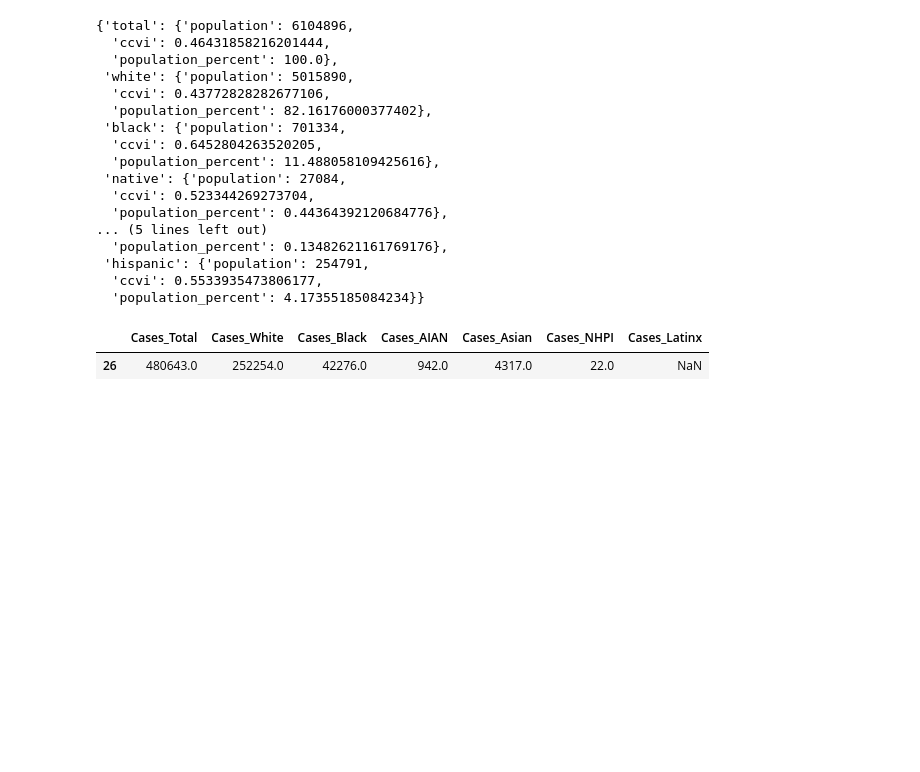
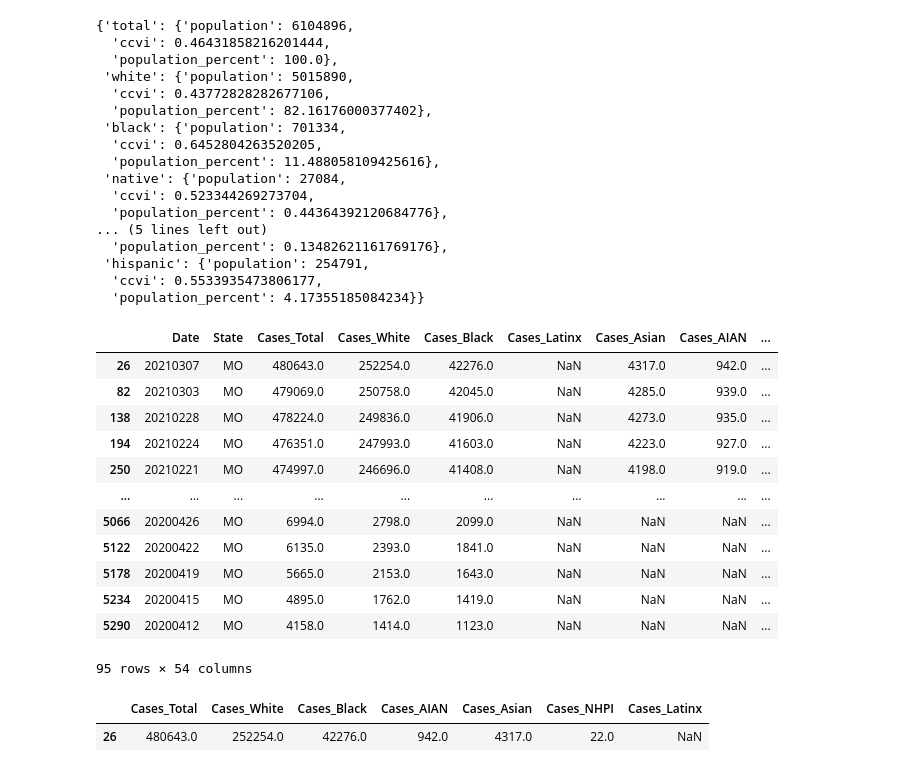
Before and after one commit to IIVIIIII/2020_Weathering, a Jupyter notebook: notebook/data_processing.ipynb, the cells around one changed output. Cells and saved outputs as stored; diff of their text form; code cells hidden in the pictures; blank space fills up the shorter version.

Commit message:
variable to hold reformatted state name

```diff
--- a/notebook/data_processing.ipynb
+++ b/notebook/data_processing.ipynb
@@ -84,7 +84,10 @@ states = {
 # select state
 state = 'Missouri'
 
-state_num = states[state.replace(" ", "").lower()]['num']
+# convert state to proper format
+state = state.replace(" ", "").lower()
+
+state_num = states[state]['num']
 
 # all statistical categories to to be queried
 pops = 'B01003_001E,B02001_002E,B02001_003E,B02001_004E,B02001_005E,B02001_006E,B03001_003E'
@@ -202,15 +205,31 @@ demogs
 # %%
 # get covid data for each race by state
 covid = pd.read_csv('../resources/CRDT_Data.csv')
 
 # filter to only include data for selected state
-covid = covid.loc[covid['State'] == states[state.replace(" ", "").lower()]['abbr'],:]
+covid = covid.loc[covid['State'] == states[state]['abbr'],:]
 
-# create dataframe with only relevant columns for covid cases
-cases = covid[['Cases_Total','Cases_White','Cases_Black','Cases_AIAN','Cases_Asian','Cases_NHPI','Cases_Latinx']]
+covid
 
-# create dataframe with only relevant columns for covid deaths
-deaths = covid[['Deaths_Total','Deaths_White','Deaths_Black','Deaths_AIAN','Deaths_Asian','Deaths_NHPI','Deaths_Latinx']]
+# # create dataframe with only relevant columns for covid cases
+# cases = covid[['Cases_Total','Cases_White','Cases_Black','Cases_AIAN','Cases_Asian','Cases_NHPI','Cases_Latinx']]
+
+# # create dataframe with only relevant columns for covid deaths
+# deaths = covid[['Deaths_Total','Deaths_White','Deaths_Black','Deaths_AIAN','Deaths_Asian','Deaths_NHPI','Deaths_Latinx']]
+# %% [output]
+|  | Date | State | Cases_Total | Cases_White | Cases_Black | Cases_Latinx | Cases_Asian | Cases_AIAN | ... |
+| 26 | 20210307 | MO | 480643.0 | 252254.0 | 42276.0 | NaN | 4317.0 | 942.0 | ... |
+| 82 | 20210303 | MO | 479069.0 | 250758.0 | 42045.0 | NaN | 4285.0 | 939.0 | ... |
+| 138 | 20210228 | MO | 478224.0 | 249836.0 | 41906.0 | NaN | 4273.0 | 935.0 | ... |
+| 194 | 20210224 | MO | 476351.0 | 247993.0 | 41603.0 | NaN | 4223.0 | 927.0 | ... |
+| 250 | 20210221 | MO | 474997.0 | 246696.0 | 41408.0 | NaN | 4198.0 | 919.0 | ... |
+| ... | ... | ... | ... | ... | ... | ... | ... | ... | ... |
+| 5066 | 20200426 | MO | 6994.0 | 2798.0 | 2099.0 | NaN | NaN | NaN | ... |
+| 5122 | 20200422 | MO | 6135.0 | 2393.0 | 1841.0 | NaN | NaN | NaN | ... |
+| 5178 | 20200419 | MO | 5665.0 | 2153.0 | 1643.0 | NaN | NaN | NaN | ... |
+| 5234 | 20200415 | MO | 4895.0 | 1762.0 | 1419.0 | NaN | NaN | NaN | ... |
+| 5290 | 20200412 | MO | 4158.0 | 1414.0 | 1123.0 | NaN | NaN | NaN | ... |
+95 rows × 54 columns
 # %%
 # display cases dataframe with only most recent data
 cases.head(1)
```
Also changed, not shown: 1 other file.
